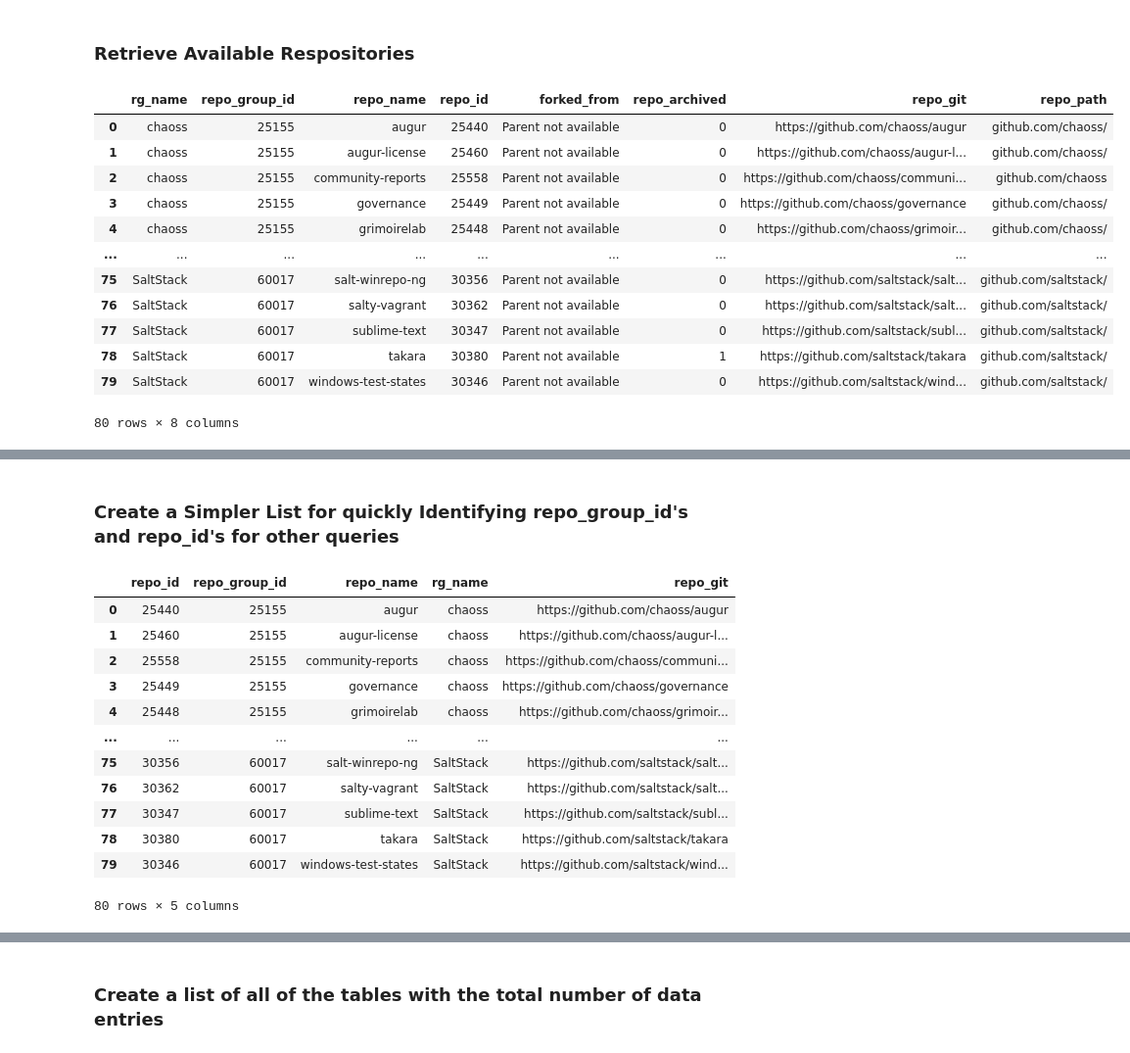
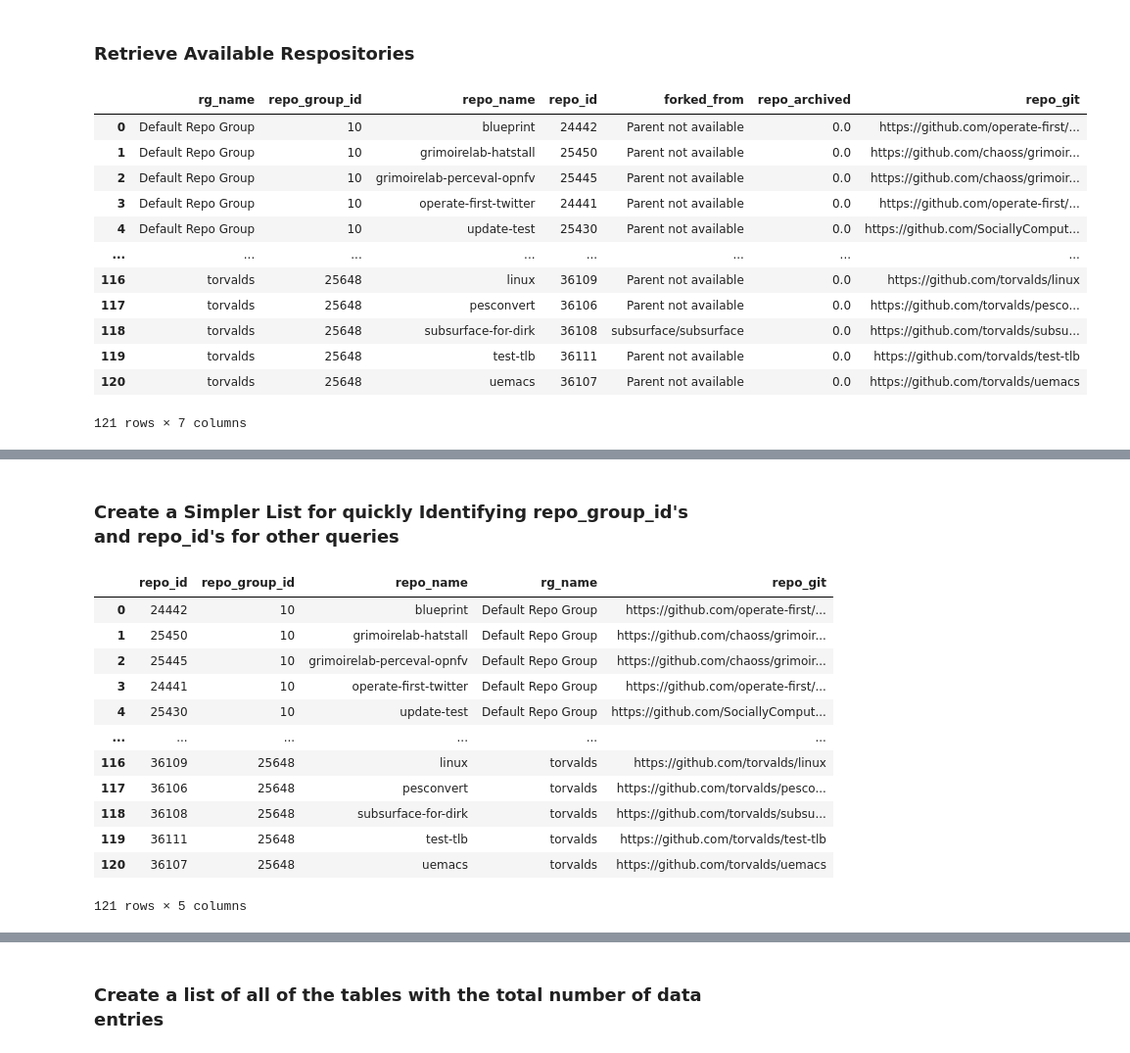
Before and after one commit to oss-aspen/Rappel, a Jupyter notebook: notebooks/START_HERE.ipynb, the cells around one changed output, grey strips where cells are left out. Shown: that part at 98% size. Cells and saved outputs as stored; diff of their text form; code cells hidden in the pictures.

```diff
--- a/notebooks/START_HERE.ipynb
+++ b/notebooks/START_HERE.ipynb
@@ -19,7 +19,7 @@ import sqlalchemy as salc
 import json
 import os
 
-with open("../config_temp.json") as config_file:
+with open("../comm_cage.json") as config_file:
     config = json.load(config_file)
 # %%
 database_connection_string = 'postgresql+psycopg2://{}:{}@{}:{}/{}'.format(config['user'], config['password'], config['host'], config['port'], config['database'])
@@ -31,39 +31,39 @@ engine = salc.create_engine(
 # %% [markdown]
 ### Retrieve Available Respositories
 # %%
-repolist = pd.DataFrame()
+aval_repos = pd.DataFrame()
 repo_query = salc.sql.text(f"""
              SET SCHEMA 'augur_data';
              SELECT a.rg_name,
                 a.repo_group_id,
                 b.repo_name,
                 b.repo_id,
                 b.forked_from,
                 b.repo_archived,
                 b.repo_git
             FROM
                 repo_groups a,
                 repo b
             WHERE
                 a.repo_group_id = b.repo_group_id
             ORDER BY
                 rg_name,
                 repo_name;
     """)
-repolist = pd.read_sql(repo_query, con=engine)
-display(repolist)
-repolist.dtypes
+aval_repos = pd.read_sql(repo_query, con=engine)
+display(aval_repos)
+aval_repos.dtypes
 # %% [output]
-|  | rg_name | repo_group_id | repo_name | repo_id | forked_from | repo_archived | repo_git | repo_path |
-| 0 | chaoss | 25155 | augur | 25440 | Parent not available | 0 | https://github.com/chaoss/augur | github.com/chaoss/ |
-| 1 | chaoss | 25155 | augur-license | 25460 | Parent not available | 0 | https://github.com/chaoss/augur-l... | github.com/chaoss/ |
-| 2 | chaoss | 25155 | community-reports | 25558 | Parent not available | 0 | https://github.com/chaoss/communi... | github.com/chaoss |
-| 3 | chaoss | 25155 | governance | 25449 | Parent not available | 0 | https://github.com/chaoss/governance | github.com/chaoss/ |
-| 4 | chaoss | 25155 | grimoirelab | 25448 | Parent not available | 0 | https://github.com/chaoss/grimoir... | github.com/chaoss/ |
-| ... | ... | ... | ... | ... | ... | ... | ... | ... |
-| 75 | SaltStack | 60017 | salt-winrepo-ng | 30356 | Parent not available | 0 | https://github.com/saltstack/salt... | github.com/saltstack/ |
-| 76 | SaltStack | 60017 | salty-vagrant | 30362 | Parent not available | 0 | https://github.com/saltstack/salt... | github.com/saltstack/ |
-| 77 | SaltStack | 60017 | sublime-text | 30347 | Parent not available | 0 | https://github.com/saltstack/subl... | github.com/saltstack/ |
-| 78 | SaltStack | 60017 | takara | 30380 | Parent not available | 1 | https://github.com/saltstack/takara | github.com/saltstack/ |
-| 79 | SaltStack | 60017 | windows-test-states | 30346 | Parent not available | 0 | https://github.com/saltstack/wind... | github.com/saltstack/ |
+|  | rg_name | repo_group_id | repo_name | repo_id | forked_from | repo_archived | repo_git |
+| 0 | Default Repo Group | 10 | blueprint | 24442 | Parent not available | 0.0 | https://github.com/operate-first/... |
+| 1 | Default Repo Group | 10 | grimoirelab-hatstall | 25450 | Parent not available | 0.0 | https://github.com/chaoss/grimoir... |
+| 2 | Default Repo Group | 10 | grimoirelab-perceval-opnfv | 25445 | Parent not available | 0.0 | https://github.com/chaoss/grimoir... |
+| 3 | Default Repo Group | 10 | operate-first-twitter | 24441 | Parent not available | 0.0 | https://github.com/operate-first/... |
+| 4 | Default Repo Group | 10 | update-test | 25430 | Parent not available | 0.0 | https://github.com/SociallyComput... |
+| ... | ... | ... | ... | ... | ... | ... | ... |
+| 116 | torvalds | 25648 | linux | 36109 | Parent not available | 0.0 | https://github.com/torvalds/linux |
+| 117 | torvalds | 25648 | pesconvert | 36106 | Parent not available | 0.0 | https://github.com/torvalds/pesco... |
+| 118 | torvalds | 25648 | subsurface-for-dirk | 36108 | subsurface/subsurface | 0.0 | https://github.com/torvalds/subsu... |
+| 119 | torvalds | 25648 | test-tlb | 36111 | Parent not available | 0.0 | https://github.com/torvalds/test-tlb |
+| 120 | torvalds | 25648 | uemacs | 36107 | Parent not available | 0.0 | https://github.com/torvalds/uemacs |
-80 rows × 8 columns
+121 rows × 7 columns
@@ -79,7 +78,6 @@ dtype: object
 # %% [markdown]
 ### Create a Simpler List for quickly Identifying repo_group_id's and repo_id's for other queries
 # %%
-
 repolist = pd.DataFrame()
 
 repo_query = salc.sql.text(f"""
@@ -105,15 +103,15 @@ repolist = pd.read_sql(repo_query, con=engine)
 repolist
 # %% [output]
 |  | repo_id | repo_group_id | repo_name | rg_name | repo_git |
-| 0 | 25440 | 25155 | augur | chaoss | https://github.com/chaoss/augur |
-| 1 | 25460 | 25155 | augur-license | chaoss | https://github.com/chaoss/augur-l... |
-| 2 | 25558 | 25155 | community-reports | chaoss | https://github.com/chaoss/communi... |
-| 3 | 25449 | 25155 | governance | chaoss | https://github.com/chaoss/governance |
-| 4 | 25448 | 25155 | grimoirelab | chaoss | https://github.com/chaoss/grimoir... |
+| 0 | 24442 | 10 | blueprint | Default Repo Group | https://github.com/operate-first/... |
+| 1 | 25450 | 10 | grimoirelab-hatstall | Default Repo Group | https://github.com/chaoss/grimoir... |
+| 2 | 25445 | 10 | grimoirelab-perceval-opnfv | Default Repo Group | https://github.com/chaoss/grimoir... |
+| 3 | 24441 | 10 | operate-first-twitter | Default Repo Group | https://github.com/operate-first/... |
+| 4 | 25430 | 10 | update-test | Default Repo Group | https://github.com/SociallyComput... |
 | ... | ... | ... | ... | ... | ... |
-| 75 | 30356 | 60017 | salt-winrepo-ng | SaltStack | https://github.com/saltstack/salt... |
-| 76 | 30362 | 60017 | salty-vagrant | SaltStack | https://github.com/saltstack/salt... |
-| 77 | 30347 | 60017 | sublime-text | SaltStack | https://github.com/saltstack/subl... |
-| 78 | 30380 | 60017 | takara | SaltStack | https://github.com/saltstack/takara |
-| 79 | 30346 | 60017 | windows-test-states | SaltStack | https://github.com/saltstack/wind... |
+| 116 | 36109 | 25648 | linux | torvalds | https://github.com/torvalds/linux |
+| 117 | 36106 | 25648 | pesconvert | torvalds | https://github.com/torvalds/pesco... |
+| 118 | 36108 | 25648 | subsurface-for-dirk | torvalds | https://github.com/torvalds/subsu... |
+| 119 | 36111 | 25648 | test-tlb | torvalds | https://github.com/torvalds/test-tlb |
+| 120 | 36107 | 25648 | uemacs | torvalds | https://github.com/torvalds/uemacs |
-80 rows × 5 columns
+121 rows × 5 columns
```
Also changed, not shown: parts of 5 cells of this notebook, 2 other files.
